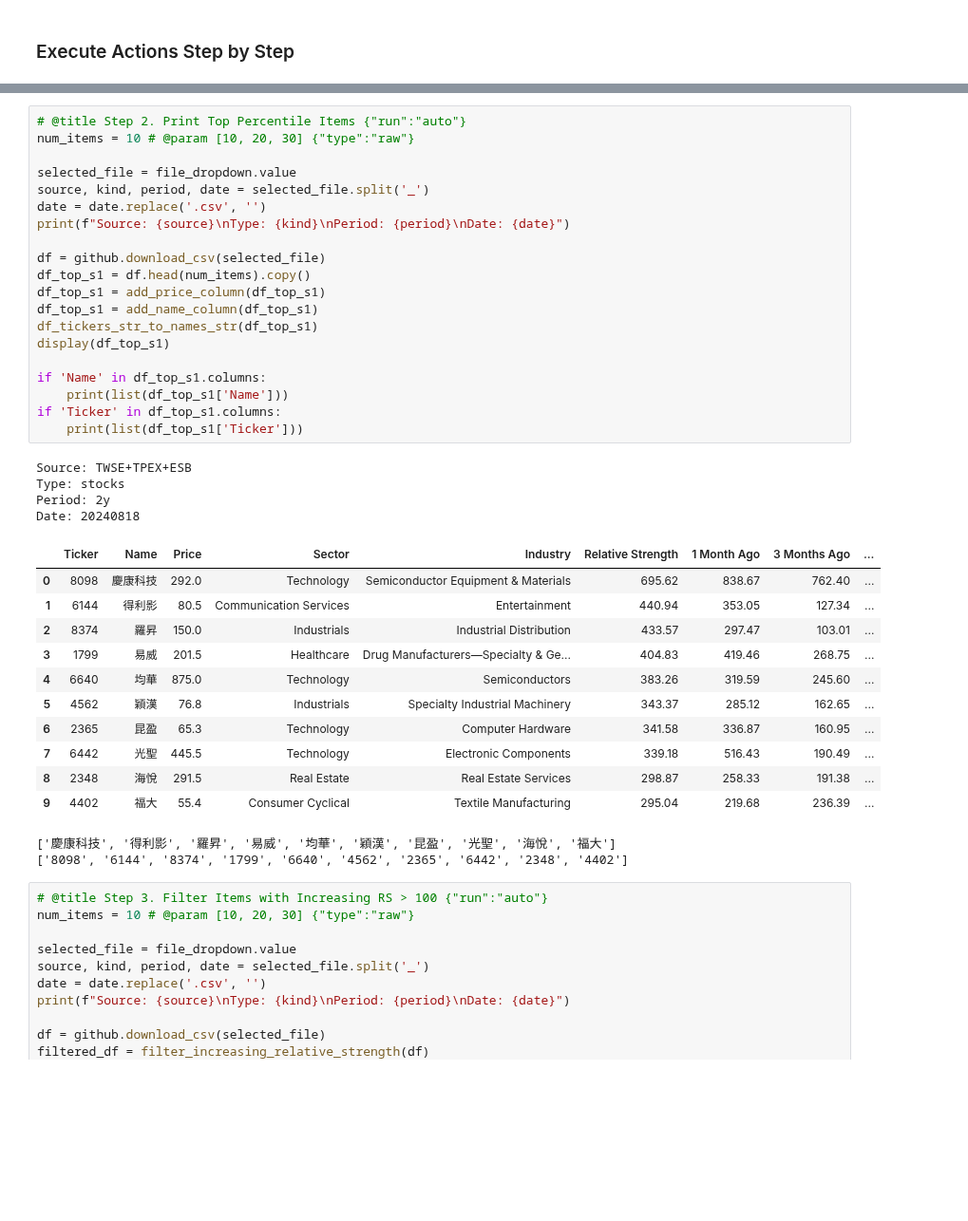
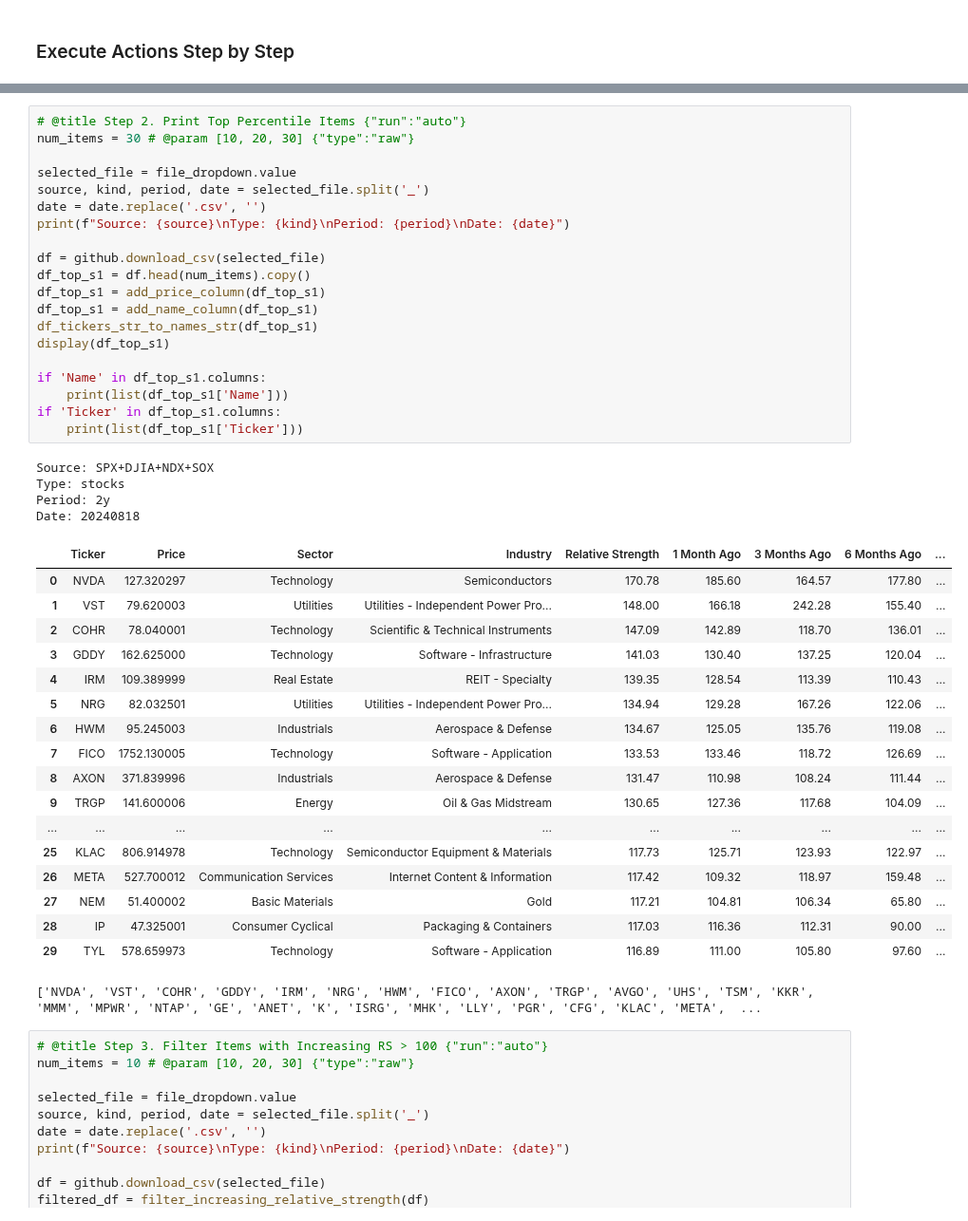
Before and after one commit to yorkjong/stock-reports, a Jupyter notebook: notebooks/ibd_reports.ipynb, the cells around one changed output, grey strips where cells are left out. Shown at 95% size. Cells and saved outputs as stored; diff of their text form; blank space fills up the shorter version.

```diff
--- a/notebooks/ibd_reports.ipynb
+++ b/notebooks/ibd_reports.ipynb
@@ -383,42 +377,47 @@ Dropdown(description='Source:', layout=Layout(width='430px'), options=('TWSE+TPE
 [interactive output not drawn]
 # %%
 # @title Step 2. Print Top Percentile Items {"run":"auto"}
-num_items = 10 # @param [10, 20, 30] {"type":"raw"}
+num_items = 30 # @param [10, 20, 30] {"type":"raw"}
 
 selected_file = file_dropdown.value
 source, kind, period, date = selected_file.split('_')
 date = date.replace('.csv', '')
 print(f"Source: {source}\nType: {kind}\nPeriod: {period}\nDate: {date}")
 
 df = github.download_csv(selected_file)
 df_top_s1 = df.head(num_items).copy()
 df_top_s1 = add_price_column(df_top_s1)
 df_top_s1 = add_name_column(df_top_s1)
 df_tickers_str_to_names_str(df_top_s1)
 display(df_top_s1)
 
 if 'Name' in df_top_s1.columns:
     print(list(df_top_s1['Name']))
 if 'Ticker' in df_top_s1.columns:
     print(list(df_top_s1['Ticker']))
 # %% [output]
-Source: TWSE+TPEX+ESB
+Source: SPX+DJIA+NDX+SOX
 Type: stocks
 Period: 2y
 Date: 20240818
-|  | Ticker | Name | Price | Sector | Industry | Relative Strength | 1 Month Ago | 3 Months Ago | ... |
-| 0 | 8098 | 慶康科技 | 292.0 | Technology | Semiconductor Equipment & Materials | 695.62 | 838.67 | 762.40 | ... |
-| 1 | 6144 | 得利影 | 80.5 | Communication Services | Entertainment | 440.94 | 353.05 | 127.34 | ... |
-| 2 | 8374 | 羅昇 | 150.0 | Industrials | Industrial Distribution | 433.57 | 297.47 | 103.01 | ... |
-| 3 | 1799 | 易威 | 201.5 | Healthcare | Drug Manufacturers—Specialty & Ge... | 404.83 | 419.46 | 268.75 | ... |
-| 4 | 6640 | 均華 | 875.0 | Technology | Semiconductors | 383.26 | 319.59 | 245.60 | ... |
-| 5 | 4562 | 穎漢 | 76.8 | Industrials | Specialty Industrial Machinery | 343.37 | 285.12 | 162.65 | ... |
-| 6 | 2365 | 昆盈 | 65.3 | Technology | Computer Hardware | 341.58 | 336.87 | 160.95 | ... |
-| 7 | 6442 | 光聖 | 445.5 | Technology | Electronic Components | 339.18 | 516.43 | 190.49 | ... |
-| 8 | 2348 | 海悅 | 291.5 | Real Estate | Real Estate Services | 298.87 | 258.33 | 191.38 | ... |
-| 9 | 4402 | 福大 | 55.4 | Consumer Cyclical | Textile Manufacturing | 295.04 | 219.68 | 236.39 | ... |
+|  | Ticker | Price | Sector | Industry | Relative Strength | 1 Month Ago | 3 Months Ago | 6 Months Ago | ... |
+| 0 | NVDA | 127.320297 | Technology | Semiconductors | 170.78 | 185.60 | 164.57 | 177.80 | ... |
+| 1 | VST | 79.620003 | Utilities | Utilities - Independent Power Pro... | 148.00 | 166.18 | 242.28 | 155.40 | ... |
+| 2 | COHR | 78.040001 | Technology | Scientific & Technical Instruments | 147.09 | 142.89 | 118.70 | 136.01 | ... |
+| 3 | GDDY | 162.625000 | Technology | Software - Infrastructure | 141.03 | 130.40 | 137.25 | 120.04 | ... |
+| 4 | IRM | 109.389999 | Real Estate | REIT - Specialty | 139.35 | 128.54 | 113.39 | 110.43 | ... |
+| 5 | NRG | 82.032501 | Utilities | Utilities - Independent Power Pro... | 134.94 | 129.28 | 167.26 | 122.06 | ... |
+| 6 | HWM | 95.245003 | Industrials | Aerospace & Defense | 134.67 | 125.05 | 135.76 | 119.08 | ... |
+| 7 | FICO | 1752.130005 | Technology | Software - Application | 133.53 | 133.46 | 118.72 | 126.69 | ... |
+| 8 | AXON | 371.839996 | Industrials | Aerospace & Defense | 131.47 | 110.98 | 108.24 | 111.44 | ... |
+| 9 | TRGP | 141.600006 | Energy | Oil & Gas Midstream | 130.65 | 127.36 | 117.68 | 104.09 | ... |
+| ... | ... | ... | ... | ... | ... | ... | ... | ... | ... |
+| 25 | KLAC | 806.914978 | Technology | Semiconductor Equipment & Materials | 117.73 | 125.71 | 123.93 | 122.97 | ... |
+| 26 | META | 527.700012 | Communication Services | Internet Content & Information | 117.42 | 109.32 | 118.97 | 159.48 | ... |
+| 27 | NEM | 51.400002 | Basic Materials | Gold | 117.21 | 104.81 | 106.34 | 65.80 | ... |
+| 28 | IP | 47.325001 | Consumer Cyclical | Packaging & Containers | 117.03 | 116.36 | 112.31 | 90.00 | ... |
+| 29 | TYL | 578.659973 | Technology | Software - Application | 116.89 | 111.00 | 105.80 | 97.60 | ... |
-['慶康科技', '得利影', '羅昇', '易威', '均華', '穎漢', '昆盈', '光聖', '海悅', '福大']
-['8098', '6144', '8374', '1799', '6640', '4562', '2365', '6442', '2348', '4402']
+['NVDA', 'VST', 'COHR', 'GDDY', 'IRM', 'NRG', 'HWM', 'FICO', 'AXON', 'TRGP', 'AVGO', 'UHS', 'TSM', 'KKR', 'MMM', 'MPWR', 'NTAP', 'GE', 'ANET', 'K', 'ISRG', 'MHK', 'LLY', 'PGR', 'CFG', 'KLAC', 'META',  ...
 # %%
 # @title Step 3. Filter Items with Increasing RS > 100 {"run":"auto"}
 num_items = 10 # @param [10, 20, 30] {"type":"raw"}
```
Also changed, not shown: parts of 3 cells of this notebook.
